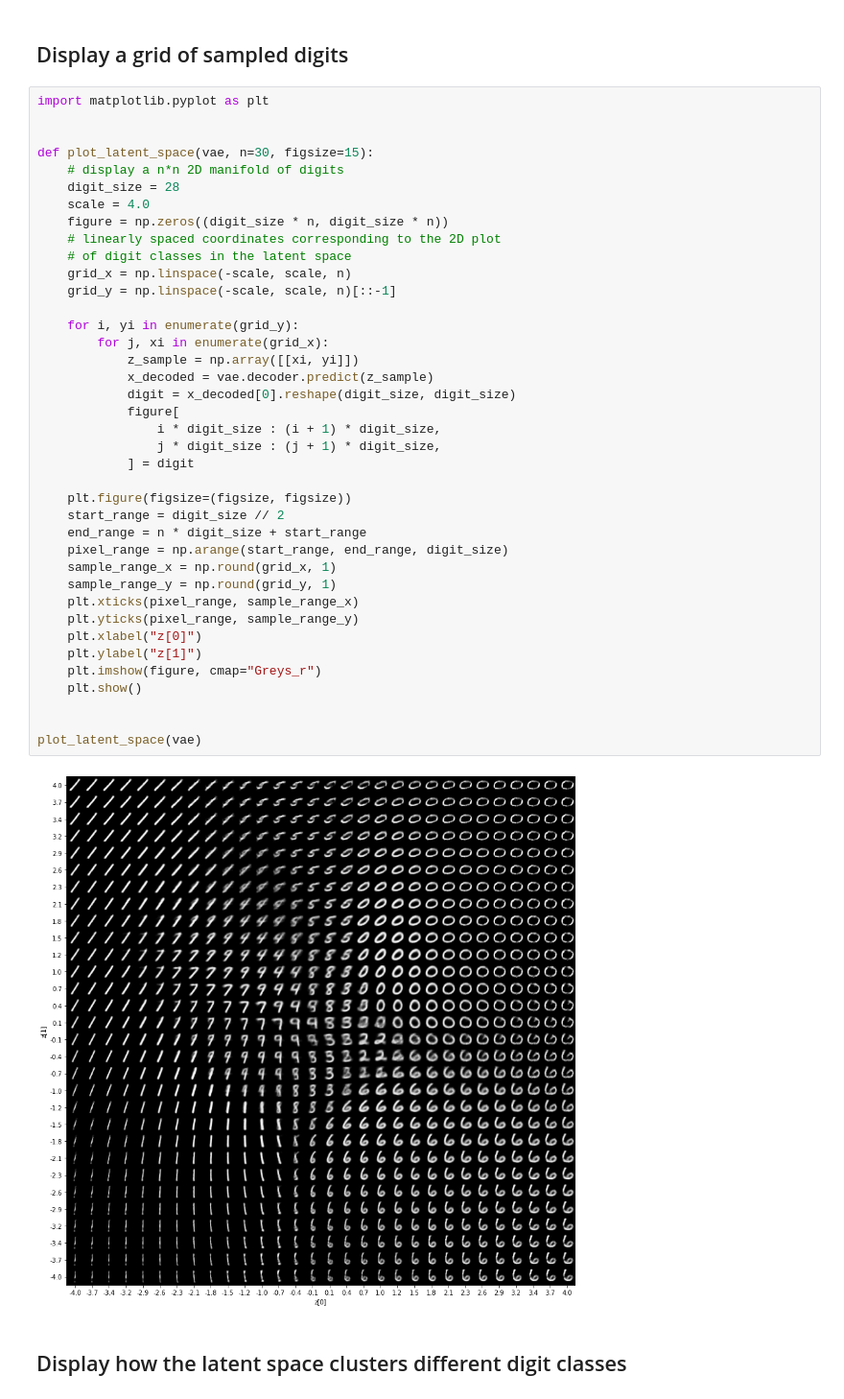
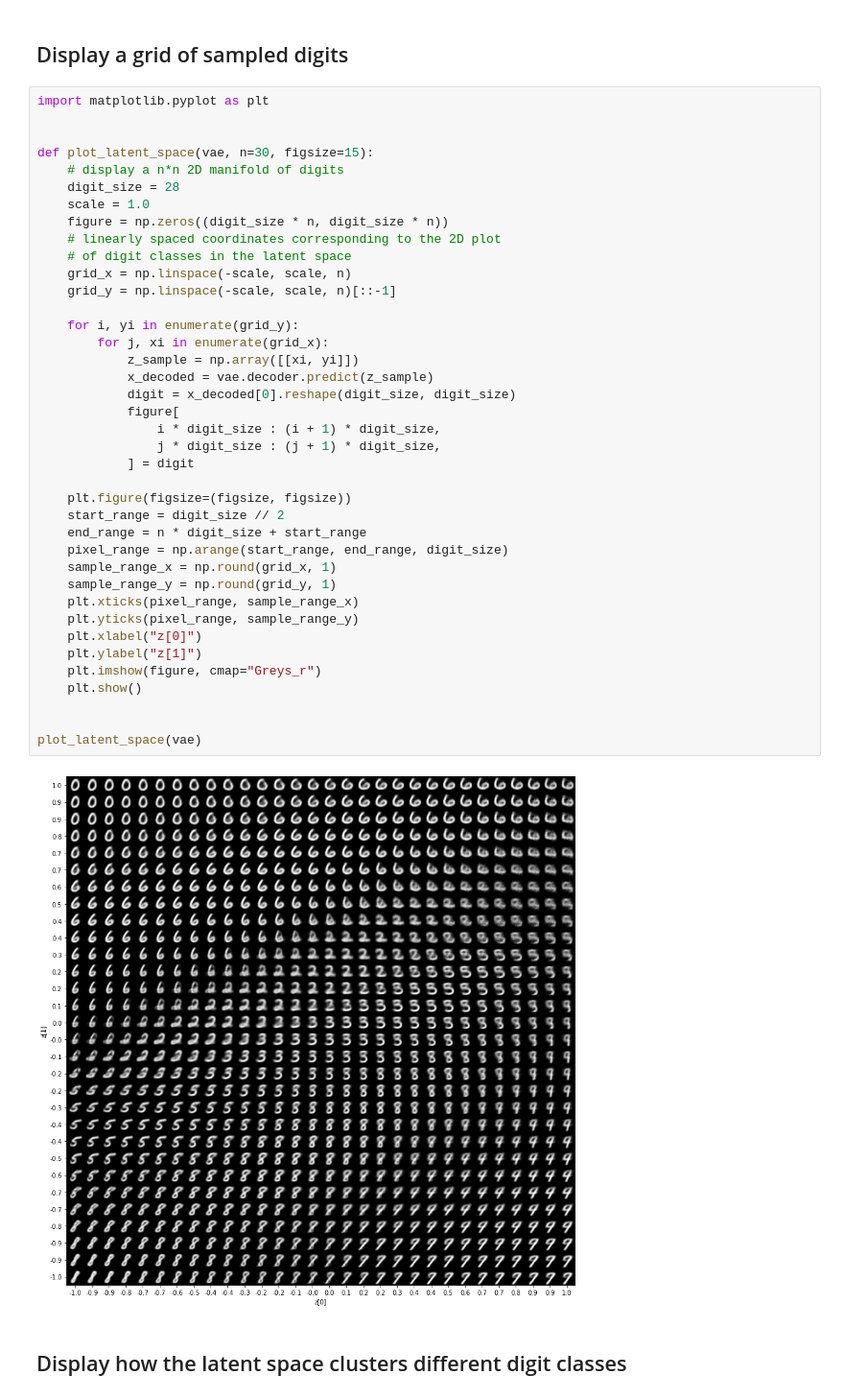
Before and after one commit to marcinwolter/RATS, a Jupyter notebook: vae.ipynb, the cells around one changed output. Shown at 96% size. Cells and saved outputs as stored; diff of their text form.

```diff
--- a/vae.ipynb
+++ b/vae.ipynb
@@ -172,40 +172,40 @@ import matplotlib.pyplot as plt
 def plot_latent_space(vae, n=30, figsize=15):
     # display a n*n 2D manifold of digits
     digit_size = 28
-    scale = 4.0
+    scale = 1.0
     figure = np.zeros((digit_size * n, digit_size * n))
     # linearly spaced coordinates corresponding to the 2D plot
     # of digit classes in the latent space
     grid_x = np.linspace(-scale, scale, n)
     grid_y = np.linspace(-scale, scale, n)[::-1]
 
     for i, yi in enumerate(grid_y):
         for j, xi in enumerate(grid_x):
             z_sample = np.array([[xi, yi]])
             x_decoded = vae.decoder.predict(z_sample)
             digit = x_decoded[0].reshape(digit_size, digit_size)
             figure[
                 i * digit_size : (i + 1) * digit_size,
                 j * digit_size : (j + 1) * digit_size,
             ] = digit
 
     plt.figure(figsize=(figsize, figsize))
     start_range = digit_size // 2
     end_range = n * digit_size + start_range
     pixel_range = np.arange(start_range, end_range, digit_size)
     sample_range_x = np.round(grid_x, 1)
     sample_range_y = np.round(grid_y, 1)
     plt.xticks(pixel_range, sample_range_x)
     plt.yticks(pixel_range, sample_range_y)
     plt.xlabel("z[0]")
     plt.ylabel("z[1]")
     plt.imshow(figure, cmap="Greys_r")
     plt.show()
 
 
 plot_latent_space(vae)
 # %% [output]
-[figure, old version]
+[figure, new version]
 # %% [markdown]
 ## Display how the latent space clusters different digit classes
 # %%
```
Also changed, not shown: parts of 4 cells of this notebook.
